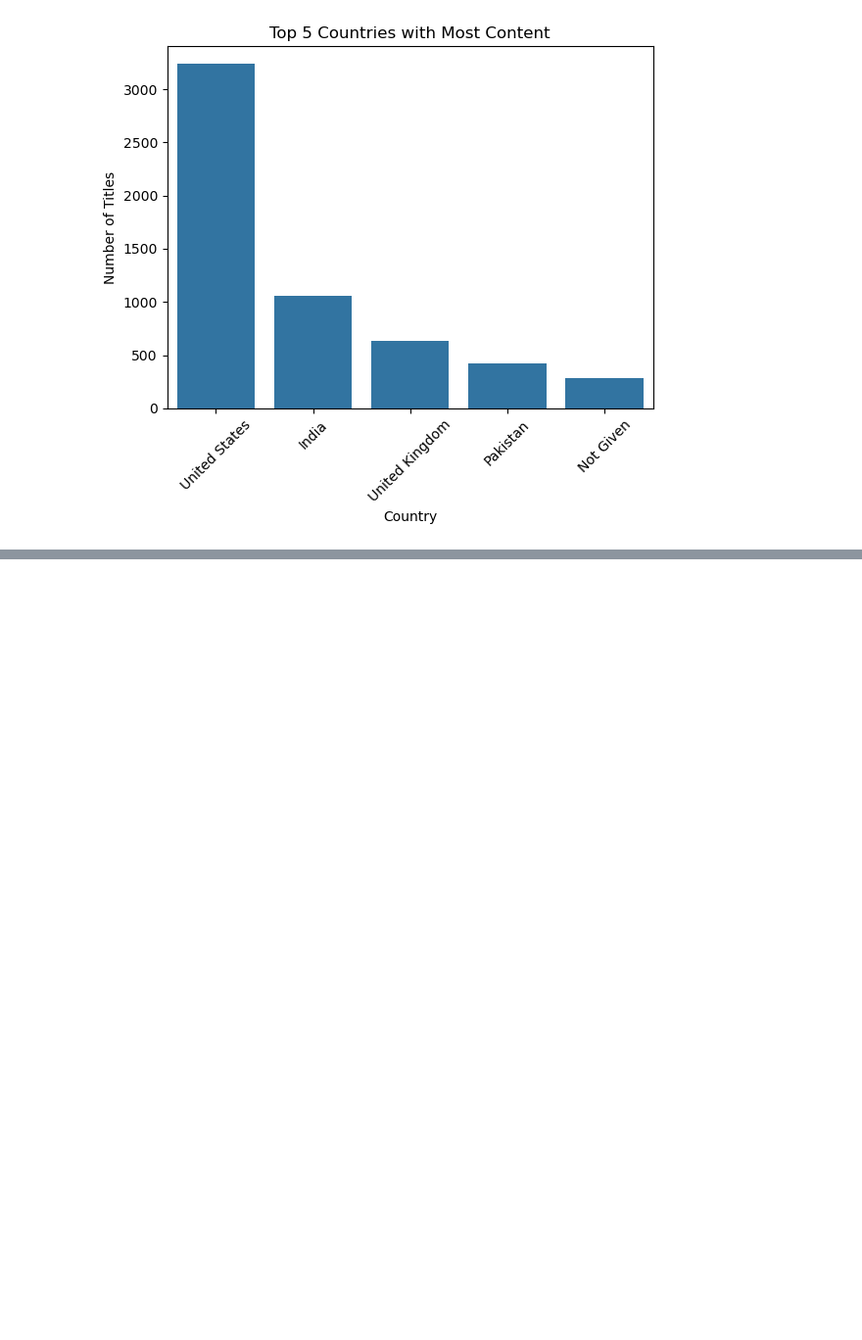
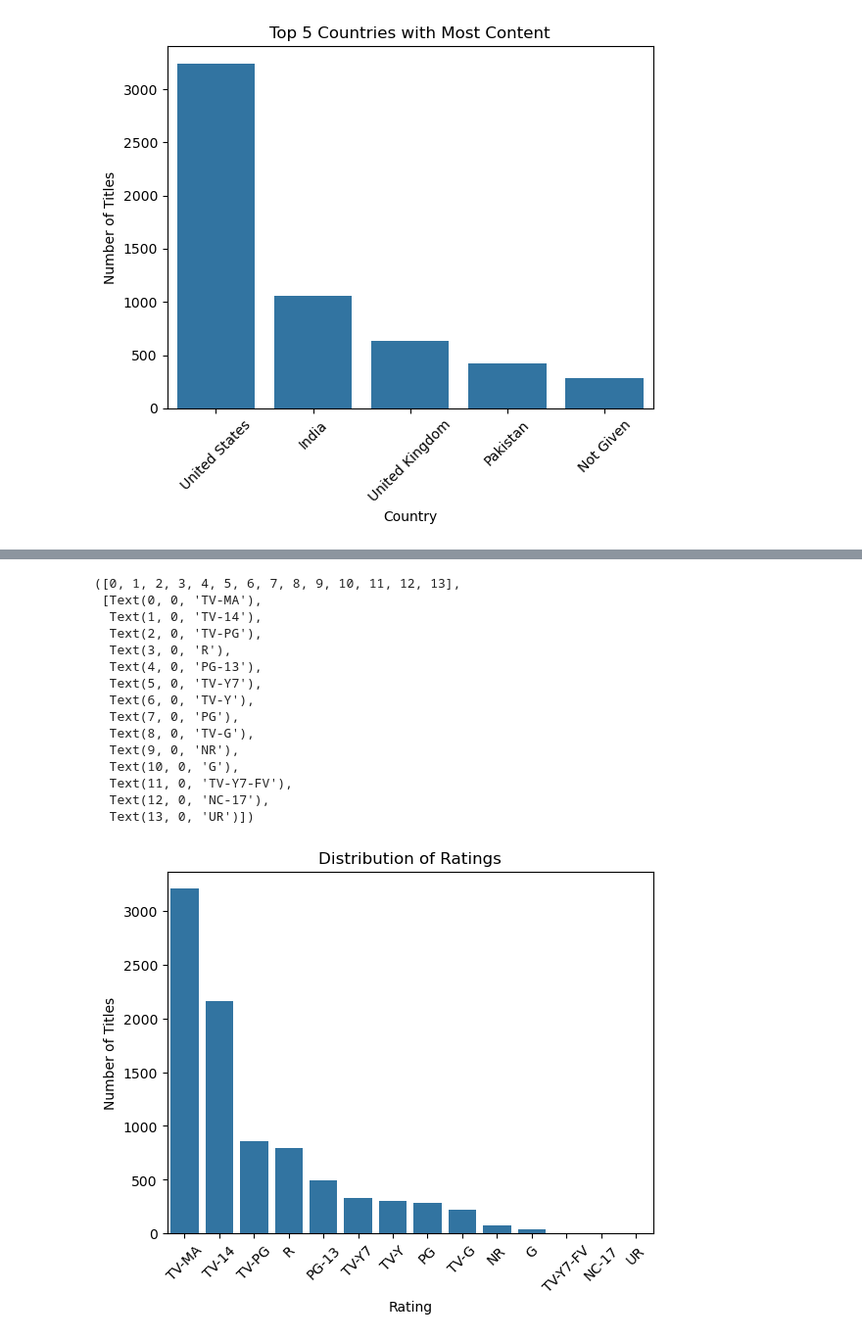
Before and after one commit to Gururaman02/data--analyst-journey, a Jupyter notebook: netflix/analysis.ipynb, the cells around one changed output, grey strips where cells are left out. Shown at 98% size. Saved outputs shown, nothing was run; the diff lists cells and outputs as text; code cells hidden in the pictures; blank space fills up the shorter version.

```diff
--- a/netflix/analysis.ipynb
+++ b/netflix/analysis.ipynb
@@ -133,0 +160,24 @@ plt.xticks(rotation=45)
+# %%
+rating_count=df['rating'].value_counts().reset_index()
+sns.barplot(data=rating_count,x='rating',y='count')
+plt.title('Distribution of Ratings')
+plt.xlabel('Rating')
+plt.ylabel('Number of Titles')
+plt.xticks(rotation=45)
+# %% [output]
+([0, 1, 2, 3, 4, 5, 6, 7, 8, 9, 10, 11, 12, 13],
+ [Text(0, 0, 'TV-MA'),
+  Text(1, 0, 'TV-14'),
+  Text(2, 0, 'TV-PG'),
+  Text(3, 0, 'R'),
+  Text(4, 0, 'PG-13'),
+  Text(5, 0, 'TV-Y7'),
+  Text(6, 0, 'TV-Y'),
+  Text(7, 0, 'PG'),
+  Text(8, 0, 'TV-G'),
+  Text(9, 0, 'NR'),
+  Text(10, 0, 'G'),
+  Text(11, 0, 'TV-Y7-FV'),
+  Text(12, 0, 'NC-17'),
+  Text(13, 0, 'UR')])
+[figure, added]
```
Also changed, not shown: parts of 11 cells of this notebook, 1 other file.
